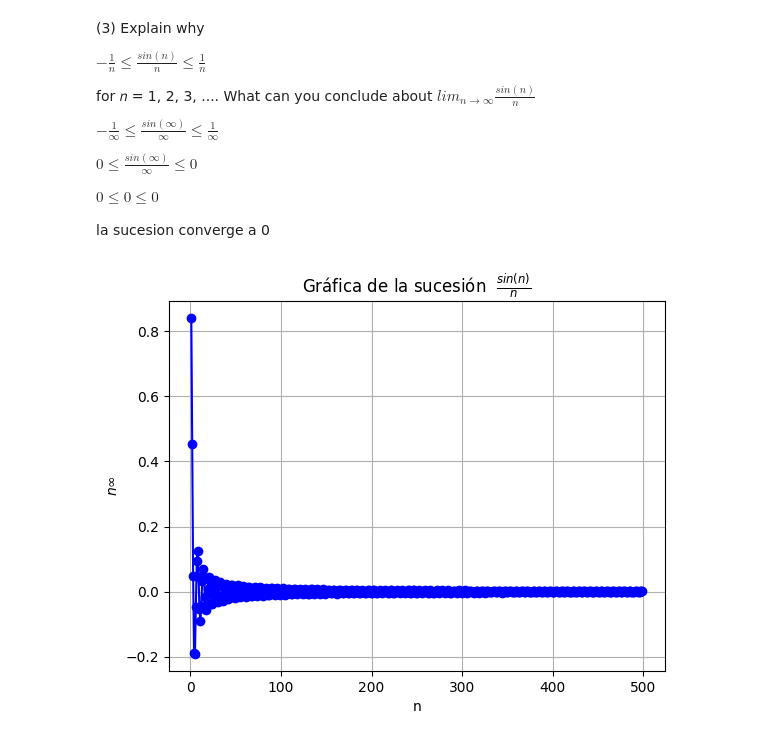
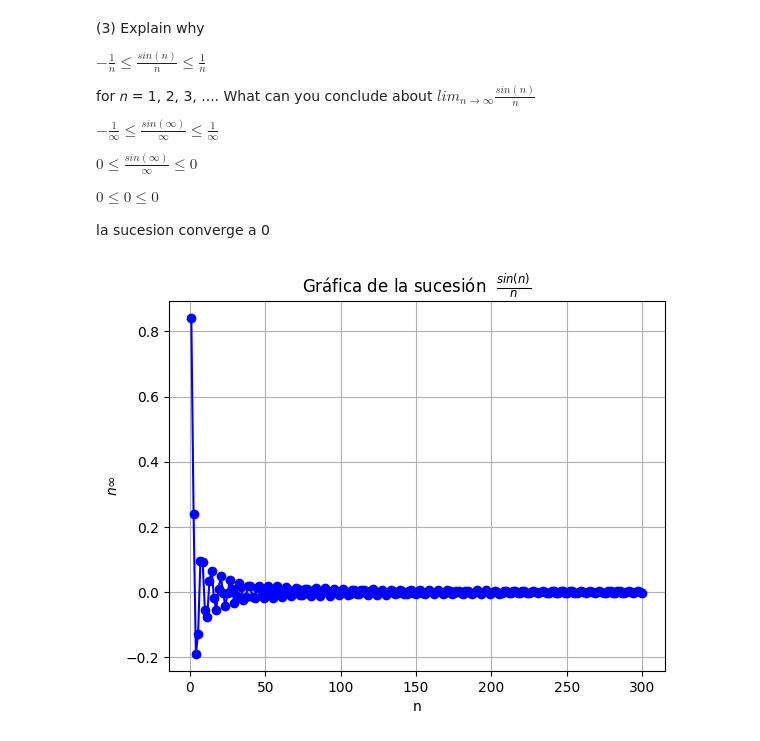
Before and after one commit to Juanm3005/trabajo-grupo-aplicadas, a Jupyter notebook: taller_sucesiones.ipynb, the cells around one changed output. Saved outputs shown, nothing was run; the diff lists cells and outputs as text; code cells hidden in the pictures.

```diff
--- a/taller_sucesiones.ipynb
+++ b/taller_sucesiones.ipynb
@@ -361,19 +361,19 @@ la sucesion converge a 0
 # %%
 def b_n(n):
     return (np.sin(n))/n
 
 # Crear un rango de valores para n (usando np.arange para enteros)
-n_values = np.arange(1,500)
+n_values = np.linspace(1,300,200)
 
 # Calcular los valores de b_n para cada n
 a_values = [b_n(n) for n in n_values]
 
 # Graficar la sucesión
 plt.plot(n_values, a_values, marker='o', linestyle='-', color='b')
 plt.title('Gráfica de la sucesión  $\\frac{sin(n)}{n}$')
 plt.xlabel('n')
 plt.ylabel('$n \infty$')
 plt.grid(True)
 plt.show()
 # %% [output]
-[figure, old version]
+[figure, new version]
```
Also changed, not shown: parts of 2 cells of this notebook.
